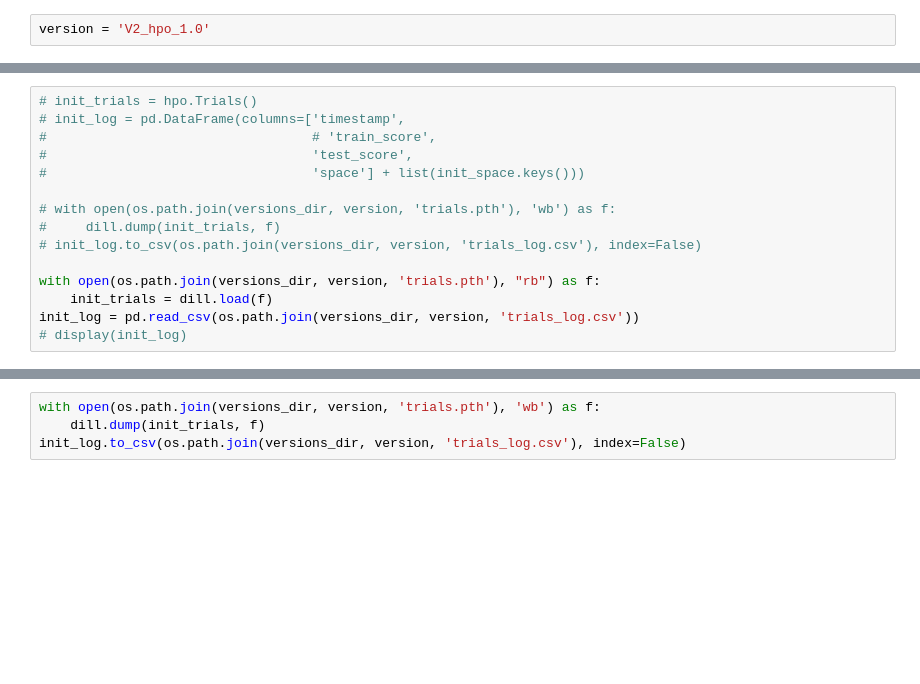
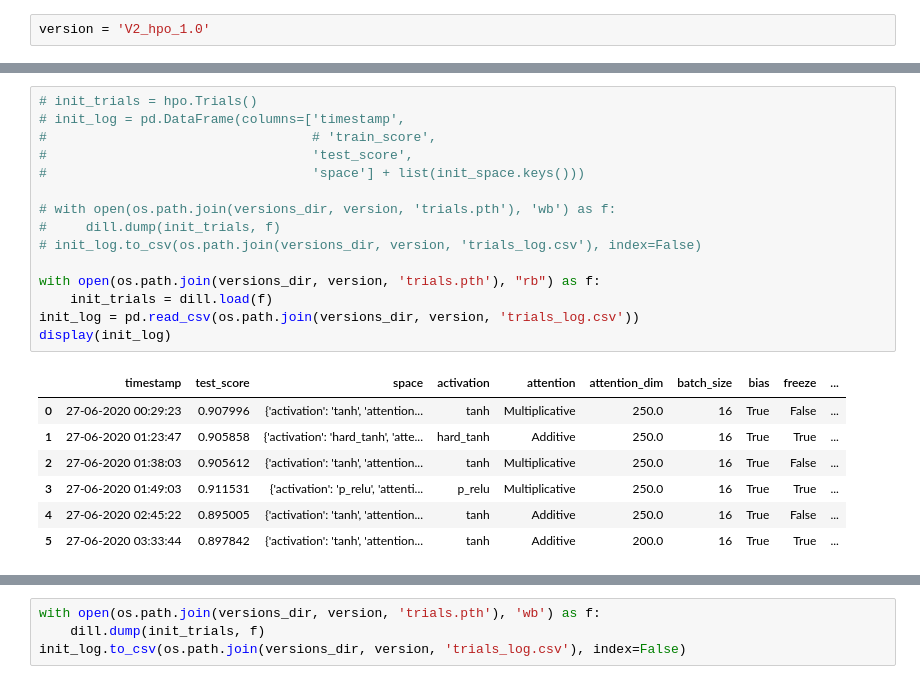
Before and after one commit to matansudry/Neural_Networks_for_Dependency_Parser, a Jupyter notebook: main.ipynb, the cells around one changed output, grey strips where cells are left out. Cells and saved outputs as stored; diff of their text form; blank space fills up the shorter version.

```diff
--- a/main.ipynb
+++ b/main.ipynb
@@ -228,18 +276,26 @@ def init_objective(space, save=False):
 # %%
 # init_trials = hpo.Trials()
 # init_log = pd.DataFrame(columns=['timestamp',
 #                                  # 'train_score',
 #                                  'test_score',
 #                                  'space'] + list(init_space.keys()))
 
 # with open(os.path.join(versions_dir, version, 'trials.pth'), 'wb') as f:
 #     dill.dump(init_trials, f)
 # init_log.to_csv(os.path.join(versions_dir, version, 'trials_log.csv'), index=False)
 
 with open(os.path.join(versions_dir, version, 'trials.pth'), "rb") as f:
     init_trials = dill.load(f)
 init_log = pd.read_csv(os.path.join(versions_dir, version, 'trials_log.csv'))
-# display(init_log)
+display(init_log)
+# %% [output]
+|  | timestamp | test_score | space | activation | attention | attention_dim | batch_size | bias | freeze | ... |
+| 0 | 27-06-2020 00:29:23 | 0.907996 | {'activation': 'tanh', 'attention... | tanh | Multiplicative | 250.0 | 16 | True | False | ... |
+| 1 | 27-06-2020 01:23:47 | 0.905858 | {'activation': 'hard_tanh', 'atte... | hard_tanh | Additive | 250.0 | 16 | True | True | ... |
+| 2 | 27-06-2020 01:38:03 | 0.905612 | {'activation': 'tanh', 'attention... | tanh | Multiplicative | 250.0 | 16 | True | False | ... |
+| 3 | 27-06-2020 01:49:03 | 0.911531 | {'activation': 'p_relu', 'attenti... | p_relu | Multiplicative | 250.0 | 16 | True | True | ... |
+| 4 | 27-06-2020 02:45:22 | 0.895005 | {'activation': 'tanh', 'attention... | tanh | Additive | 250.0 | 16 | True | False | ... |
+| 5 | 27-06-2020 03:33:44 | 0.897842 | {'activation': 'tanh', 'attention... | tanh | Additive | 200.0 | 16 | True | True | ... |
 # %%
 iters = 500
 
```
Also changed, not shown: parts of 17 cells of this notebook, 11 other files.
